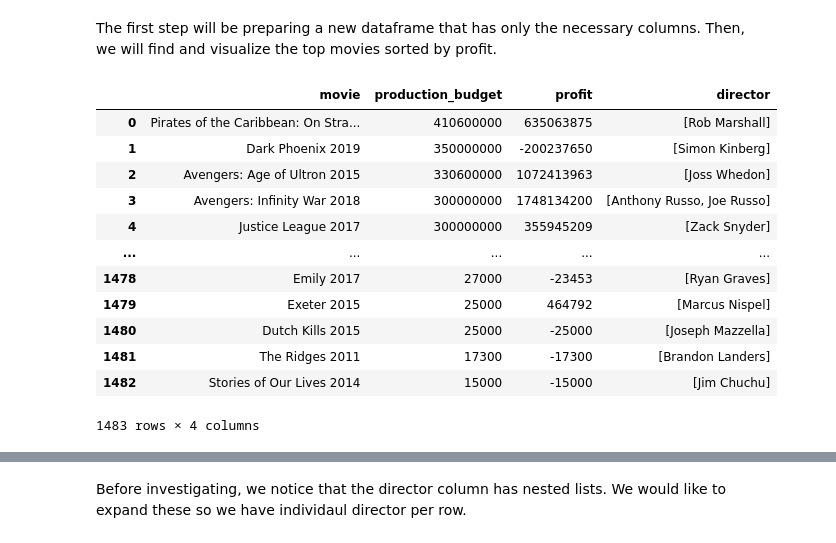
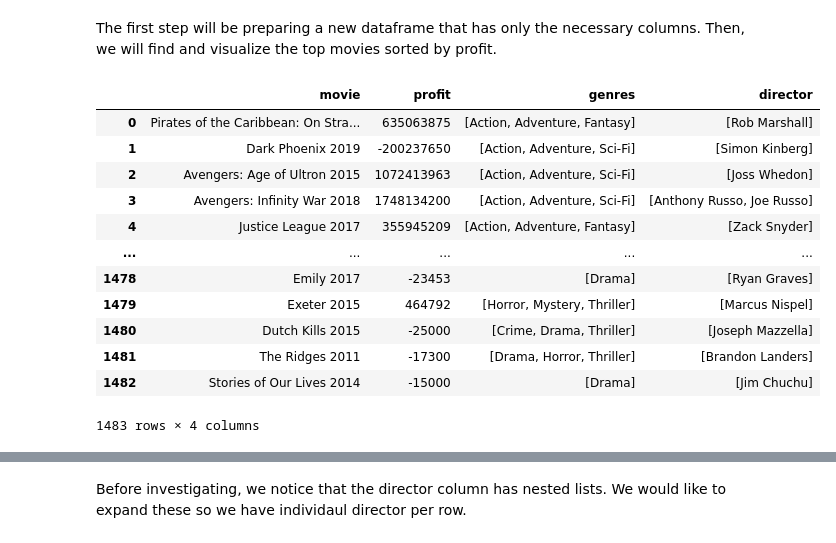
Before and after one commit to sbaltodano/dsc-phase-1-project, a Jupyter notebook: Sejin-EDA.ipynb, the cells around one changed output, grey strips where cells are left out. Cells and saved outputs as stored; diff of their text form; code cells hidden in the pictures.

```diff
--- a/Sejin-EDA.ipynb
+++ b/Sejin-EDA.ipynb
@@ -70,21 +70,21 @@ This cleaned data we are using includes movies from 2010-01-08 to 2020-02-21.
 The first step will be preparing a new dataframe that has only the necessary columns. Then, we will find and visualize the top movies sorted by profit.
 # %%
 # Keeping only the necessary columns
-q3_df = df.loc[:, ['movie', 'production_budget', 'profit', 'director']]
+q3_df = df.loc[:, ['movie', 'profit', 'genres', 'director']]
 q3_df
 # %% [output]
-|  | movie | production_budget | profit | director |
-| 0 | Pirates of the Caribbean: On Stra... | 410600000 | 635063875 | [Rob Marshall] |
-| 1 | Dark Phoenix 2019 | 350000000 | -200237650 | [Simon Kinberg] |
-| 2 | Avengers: Age of Ultron 2015 | 330600000 | 1072413963 | [Joss Whedon] |
-| 3 | Avengers: Infinity War 2018 | 300000000 | 1748134200 | [Anthony Russo, Joe Russo] |
-| 4 | Justice League 2017 | 300000000 | 355945209 | [Zack Snyder] |
+|  | movie | profit | genres | director |
+| 0 | Pirates of the Caribbean: On Stra... | 635063875 | [Action, Adventure, Fantasy] | [Rob Marshall] |
+| 1 | Dark Phoenix 2019 | -200237650 | [Action, Adventure, Sci-Fi] | [Simon Kinberg] |
+| 2 | Avengers: Age of Ultron 2015 | 1072413963 | [Action, Adventure, Sci-Fi] | [Joss Whedon] |
+| 3 | Avengers: Infinity War 2018 | 1748134200 | [Action, Adventure, Sci-Fi] | [Anthony Russo, Joe Russo] |
+| 4 | Justice League 2017 | 355945209 | [Action, Adventure, Fantasy] | [Zack Snyder] |
 | ... | ... | ... | ... | ... |
-| 1478 | Emily 2017 | 27000 | -23453 | [Ryan Graves] |
-| 1479 | Exeter 2015 | 25000 | 464792 | [Marcus Nispel] |
-| 1480 | Dutch Kills 2015 | 25000 | -25000 | [Joseph Mazzella] |
-| 1481 | The Ridges 2011 | 17300 | -17300 | [Brandon Landers] |
-| 1482 | Stories of Our Lives 2014 | 15000 | -15000 | [Jim Chuchu] |
+| 1478 | Emily 2017 | -23453 | [Drama] | [Ryan Graves] |
+| 1479 | Exeter 2015 | 464792 | [Horror, Mystery, Thriller] | [Marcus Nispel] |
+| 1480 | Dutch Kills 2015 | -25000 | [Crime, Drama, Thriller] | [Joseph Mazzella] |
+| 1481 | The Ridges 2011 | -17300 | [Drama, Horror, Thriller] | [Brandon Landers] |
+| 1482 | Stories of Our Lives 2014 | -15000 | [Drama] | [Jim Chuchu] |
 1483 rows × 4 columns
 # %%
 # Finding the top 10 movies by 'profit'
```
Also changed, not shown: parts of 27 cells of this notebook.
